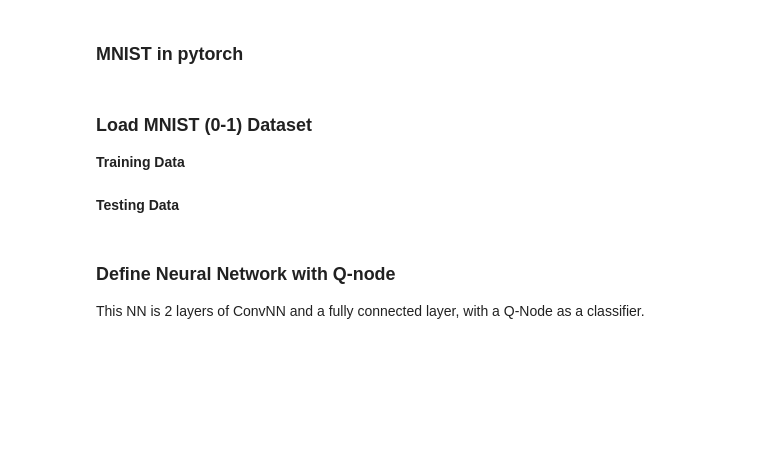
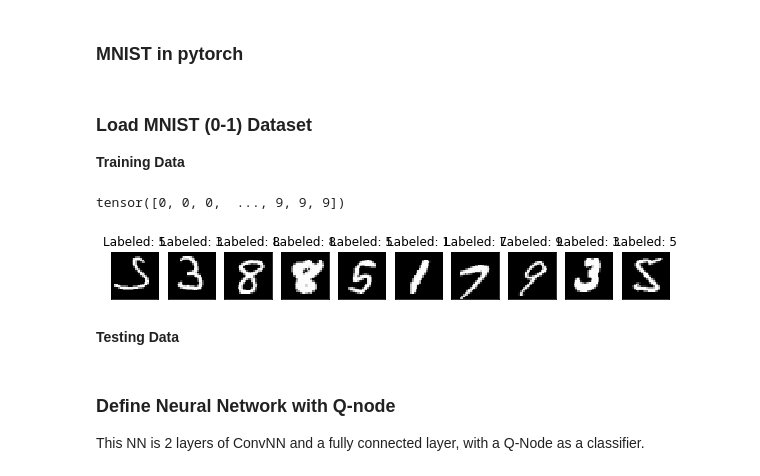
Before and after one commit to qiyaoliang/Quantum-Deep-Learning, a Jupyter notebook: mnist-ryN.ipynb, the cells around one changed output. Cells and saved outputs as stored; diff of their text form; code cells hidden in the pictures; blank space fills up the shorter version.

```diff
--- a/mnist-ryN.ipynb
+++ b/mnist-ryN.ipynb
@@ -264,12 +265,47 @@ X_train = datasets.MNIST(root='./data', train=True, download=True,
 # Leaving only labels 0 and 1
 idx = np.append(np.where(X_train.targets == 0)[0][:n_samples],
                 np.where(X_train.targets == 1)[0][:n_samples])
-
+idx = np.append(idx,
+                np.where(X_train.targets == 2)[0][:n_samples])
+idx = np.append(idx,
+                np.where(X_train.targets == 3)[0][:n_samples])
+idx = np.append(idx,
+                np.where(X_train.targets == 4)[0][:n_samples])
+idx = np.append(idx,
+                np.where(X_train.targets == 5)[0][:n_samples])
+idx = np.append(idx,
+                np.where(X_train.targets == 6)[0][:n_samples])
+idx = np.append(idx,
+                np.where(X_train.targets == 7)[0][:n_samples])
+idx = np.append(idx,
+                np.where(X_train.targets == 8)[0][:n_samples])
+idx = np.append(idx,
+                np.where(X_train.targets == 9)[0][:n_samples])
 X_train.data = X_train.data[idx]
 X_train.targets = X_train.targets[idx]
 
+print(X_train.targets)
 
 train_loader = torch.utils.data.DataLoader(X_train, batch_size=1, shuffle=True, pin_memory=True)
+# %% [output]
+tensor([0, 0, 0,  ..., 9, 9, 9])
+# %%
+n_samples_show = 10
+
+data_iter = iter(train_loader)
+fig, axes = plt.subplots(nrows=1, ncols=n_samples_show, figsize=(10, 3))
+
+while n_samples_show > 0:
+    images, targets = data_iter.__next__()
+
+    axes[n_samples_show - 1].imshow(images[0].numpy().squeeze(), cmap='gray')
+    axes[n_samples_show - 1].set_xticks([])
+    axes[n_samples_show - 1].set_yticks([])
+    axes[n_samples_show - 1].set_title("Labeled: {}".format(targets.item()))
+
+    n_samples_show -= 1
+# %% [output]
+[figure, added]
 # %% [markdown]
 **Testing Data**
 # %%
```
Also changed, not shown: parts of 6 cells of this notebook, 9 other files.
